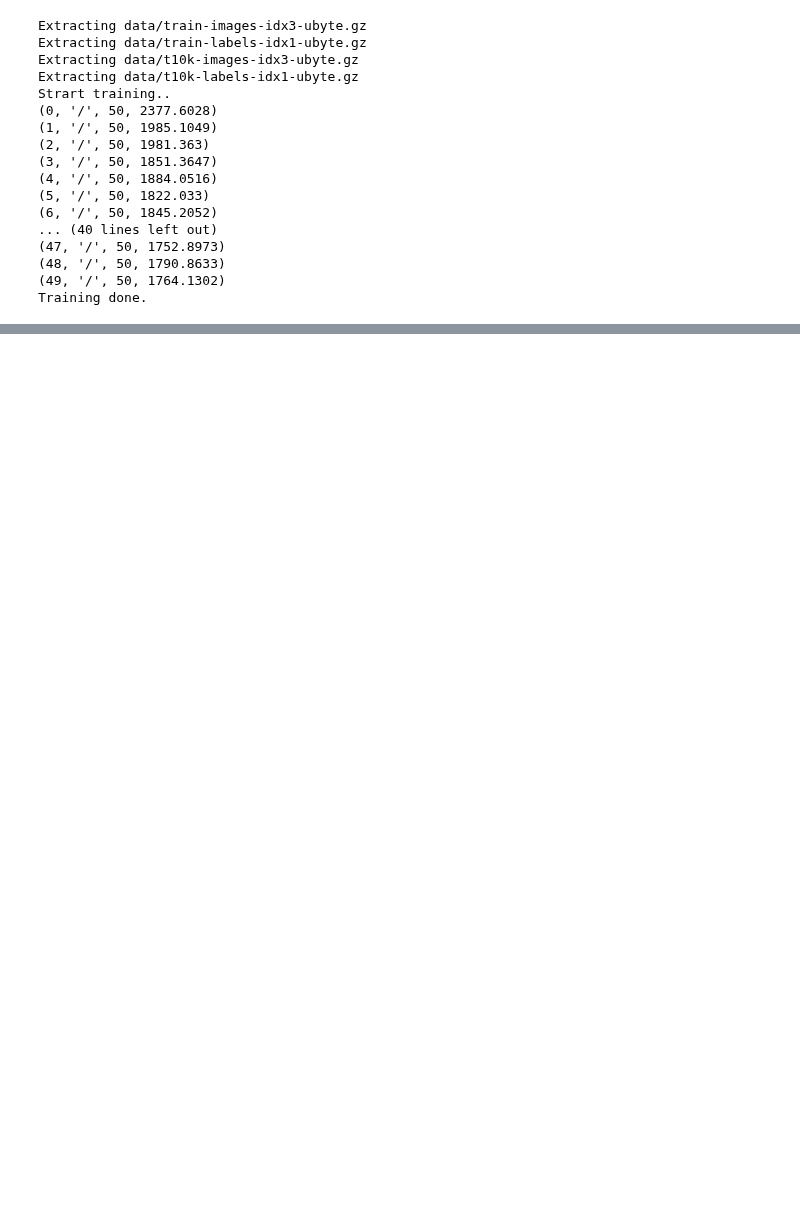
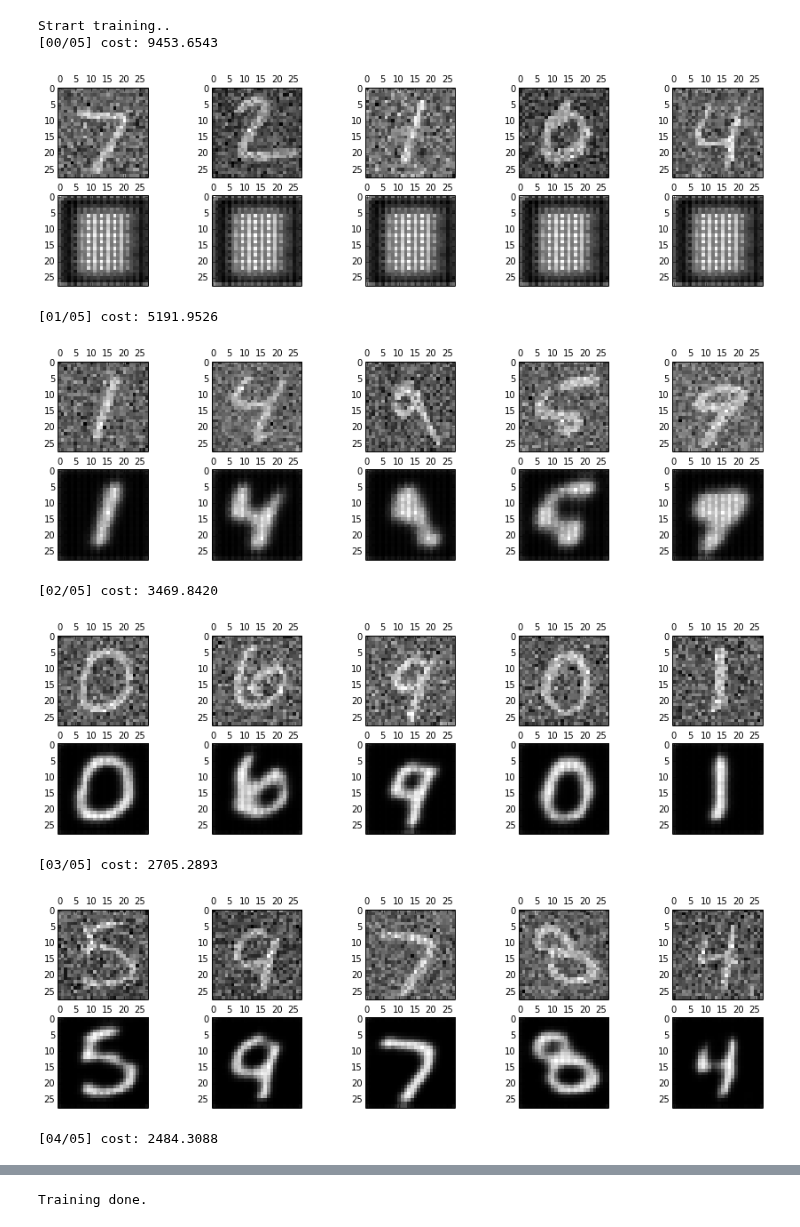
Before and after one commit to sjchoi86/Tensorflow-101, a Jupyter notebook: notebooks/cae_mnist.ipynb, the cells around one changed output, grey strips where cells are left out. Cells and saved outputs as stored; diff of their text form; code cells hidden in the pictures; blank space fills up the shorter version.

```diff
--- a/notebooks/cae_mnist.ipynb
+++ b/notebooks/cae_mnist.ipynb
@@ -108,0 +85,11 @@ init = tf.initialize_all_variables()
+# %%
+x = tf.placeholder(tf.float32, [None, dim])
+y = tf.placeholder(tf.float32, [None, dim])
+keepprob = tf.placeholder(tf.float32)
+pred = cae(x, weights, biases, keepprob)['out']
+cost = tf.reduce_sum(tf.square(cae(x, weights, biases, keepprob)['out']
+            - tf.reshape(y, shape=[-1, 28, 28, 1])))
+learning_rate = 0.001
+optm = tf.train.AdamOptimizer(learning_rate).minimize(cost)
+init = tf.initialize_all_variables()
+print ("Functions ready")
@@ -109,40 +100,47 @@ init = tf.initialize_all_variables()
 # %%
-
-# We create a session to use the graph
 sess = tf.Session()
 sess.run(init)
-
-# %%
-mnist = input_data.read_data_sets('data', one_hot=True)
-mean_img = np.mean(mnist.train.images, axis=0)
-
+# mean_img = np.mean(mnist.train.images, axis=0)
+mean_img = np.zeros((784))
 # Fit all training data
-batch_size = 100
-n_epochs   = 50
+batch_size = 128
+n_epochs   = 5
 print("Strart training..")
 for epoch_i in range(n_epochs):
     for batch_i in range(mnist.train.num_examples // batch_size):
         batch_xs, _ = mnist.train.next_batch(batch_size)
-        train = np.array([img - mean_img for img in batch_xs])
-        sess.run(optm, feed_dict={x: train})
-    print(epoch_i, "/", n_epochs, sess.run(cost, feed_dict={x: train}))
-
+        trainbatch = np.array([img - mean_img for img in batch_xs])
+        trainbatch_noisy = trainbatch + 0.3*np.random.randn(
+            trainbatch.shape[0], 784)
+        sess.run(optm, feed_dict={x: trainbatch_noisy
+                                  , y: trainbatch, keepprob: 0.7})
+    print ("[%02d/%02d] cost: %.4f" % (epoch_i, n_epochs
+        , sess.run(cost, feed_dict={x: trainbatch_noisy
+                                    , y: trainbatch, keepprob: 1.})))
+    if (epoch_i % 1) == 0:
+        n_examples = 5
+        test_xs, _ = mnist.test.next_batch(n_examples)
+        test_xs_noisy = test_xs + 0.3*np.random.randn(
+            test_xs.shape[0], 784)
+        recon = sess.run(pred, feed_dict={x: test_xs_noisy, keepprob: 1.})
+        fig, axs = plt.subplots(2, n_examples, figsize=(15, 4))
+        for example_i in range(n_examples):
+            axs[0][example_i].matshow(np.reshape(
+                test_xs_noisy[example_i, :], (28, 28))
+                , cmap=plt.get_cmap('gray'))
+            axs[1][example_i].matshow(np.reshape(
+                np.reshape(recon[example_i, ...], (784,))
+                + mean_img, (28, 28)), cmap=plt.get_cmap('gray'))
+        plt.show()
 print("Training done. ")
 # %% [output]
-Extracting data/train-images-idx3-ubyte.gz
-Extracting data/train-labels-idx1-ubyte.gz
-Extracting data/t10k-images-idx3-ubyte.gz
-Extracting data/t10k-labels-idx1-ubyte.gz
 Strart training..
-(0, '/', 50, 2377.6028)
-(1, '/', 50, 1985.1049)
-(2, '/', 50, 1981.363)
-(3, '/', 50, 1851.3647)
-(4, '/', 50, 1884.0516)
-(5, '/', 50, 1822.033)
-(6, '/', 50, 1845.2052)
-... (40 lines left out)
-(47, '/', 50, 1752.8973)
-(48, '/', 50, 1790.8633)
-(49, '/', 50, 1764.1302)
-Training done.
+[00/05] cost: 9453.6543
+[figure, added]
+[01/05] cost: 5191.9526
+[figure, added]
+[02/05] cost: 3469.8420
+[figure, added]
+[03/05] cost: 2705.2893
+[figure, added]
+[04/05] cost: 2484.3088
@@ -148,0 +148 @@ Training done.
+Training done.
```
Also changed, not shown: parts of 11 cells of this notebook, 5 other files.
